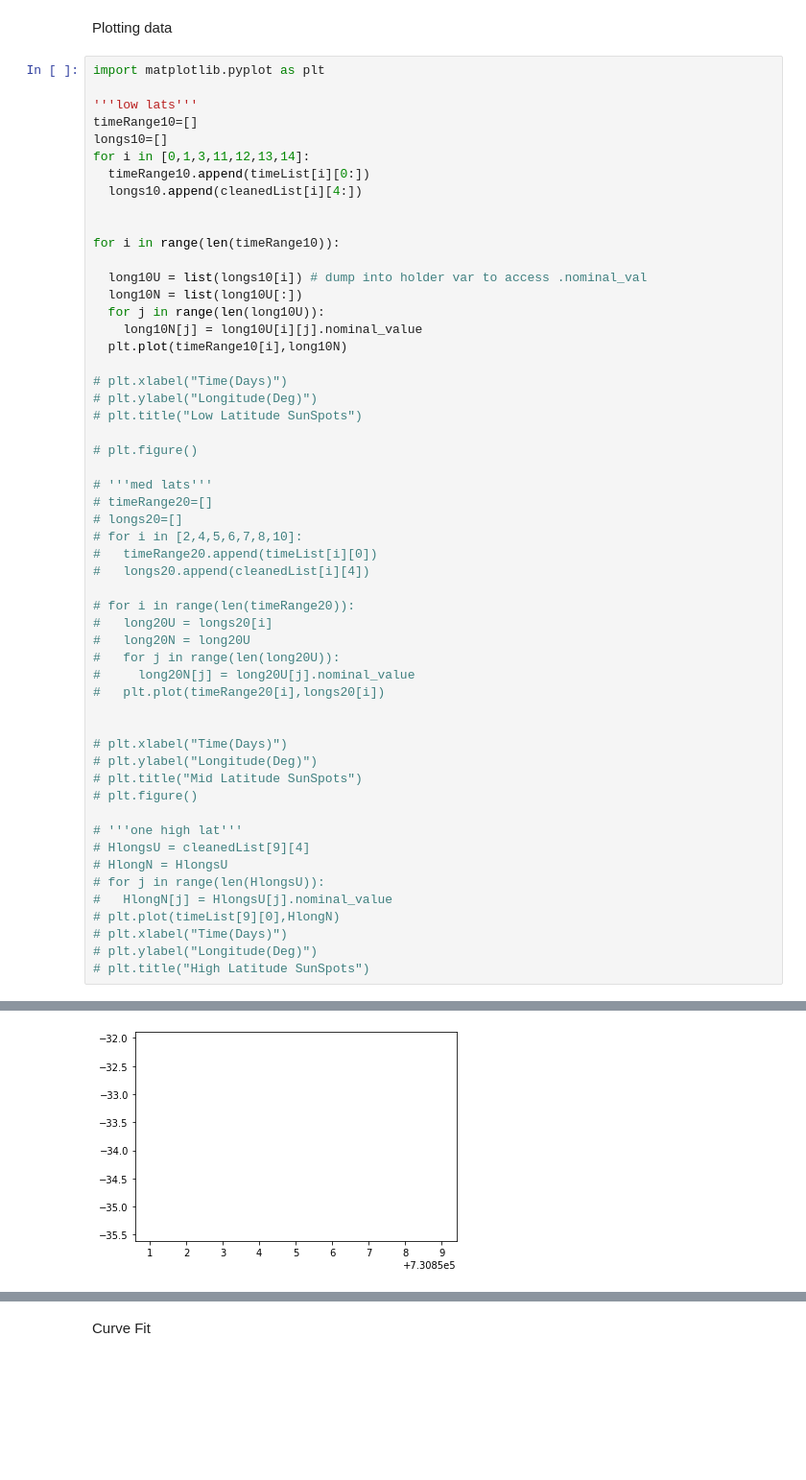
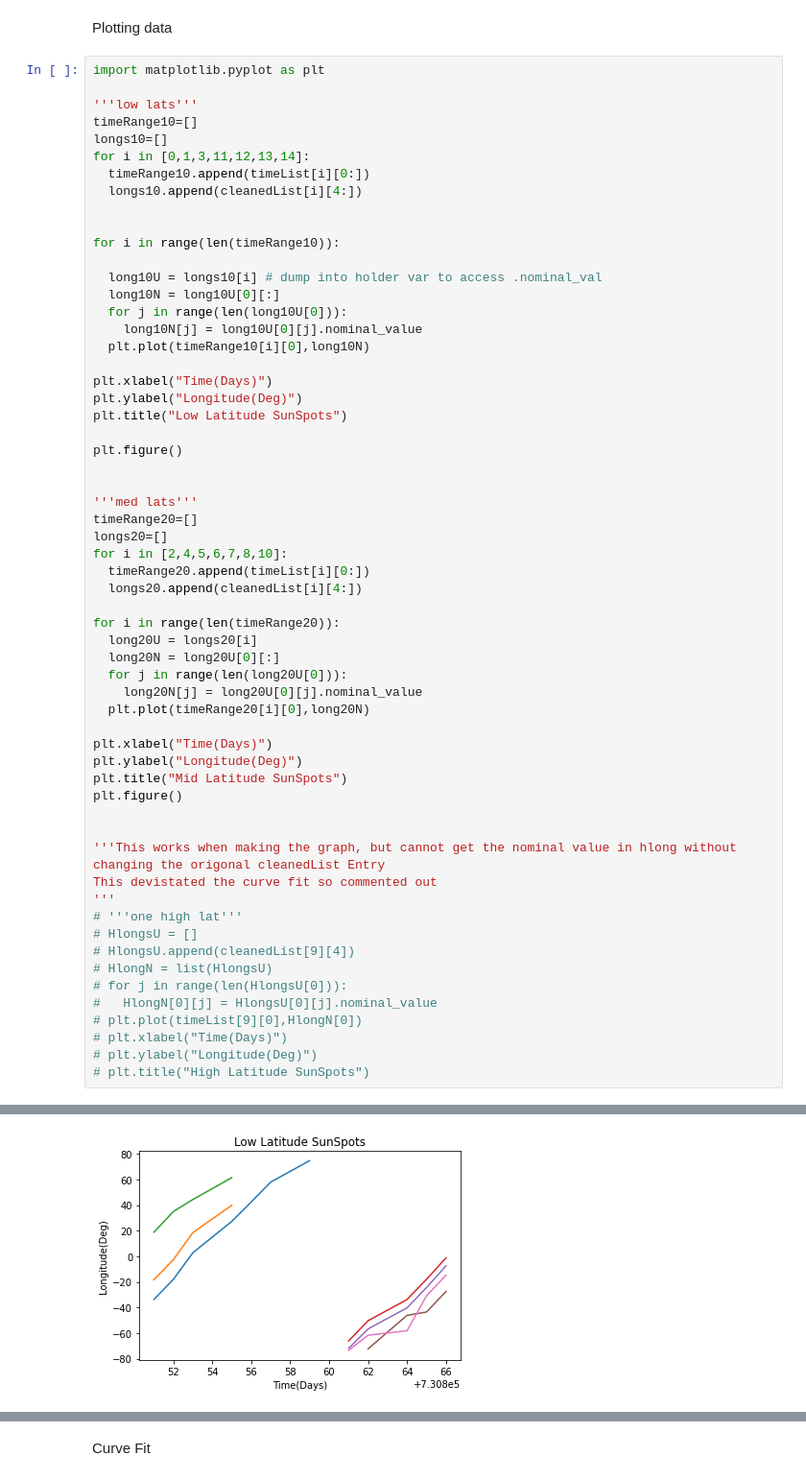
Before and after one commit to StephenJohnson-CardiffUni/Astro, a Jupyter notebook: SunSpot.ipynb, the cells around one changed output, grey strips where cells are left out. Shown at 96% size. Saved outputs shown, nothing was run; the diff lists cells and outputs as text; blank space fills up the shorter version.

Commit message:
Refactored to take nominal values for all graphs

```diff
--- a/SunSpot.ipynb
+++ b/SunSpot.ipynb
@@ -305,44 +305,49 @@ for i in [0,1,3,11,12,13,14]:
 
 for i in range(len(timeRange10)):
 
-  long10U = list(longs10[i]) # dump into holder var to access .nominal_val
-  long10N = list(long10U[:])
-  for j in range(len(long10U)):
-    long10N[j] = long10U[i][j].nominal_value
-  plt.plot(timeRange10[i],long10N)
+  long10U = longs10[i] # dump into holder var to access .nominal_val
+  long10N = long10U[0][:]
+  for j in range(len(long10U[0])):
+    long10N[j] = long10U[0][j].nominal_value
+  plt.plot(timeRange10[i][0],long10N)
 
-# plt.xlabel("Time(Days)")
-# plt.ylabel("Longitude(Deg)")
-# plt.title("Low Latitude SunSpots")
+plt.xlabel("Time(Days)")
+plt.ylabel("Longitude(Deg)")
+plt.title("Low Latitude SunSpots")
 
-# plt.figure()
-
-# '''med lats'''
-# timeRange20=[]
-# longs20=[]
-# for i in [2,4,5,6,7,8,10]:
-#   timeRange20.append(timeList[i][0])
-#   longs20.append(cleanedList[i][4])
-
-# for i in range(len(timeRange20)):
-#   long20U = longs20[i]
-#   long20N = long20U
-#   for j in range(len(long20U)):
-#     long20N[j] = long20U[j].nominal_value
-#   plt.plot(timeRange20[i],longs20[i])
+plt.figure()
 
 
-# plt.xlabel("Time(Days)")
-# plt.ylabel("Longitude(Deg)")
-# plt.title("Mid Latitude SunSpots")
-# plt.figure()
+'''med lats'''
+timeRange20=[]
+longs20=[]
+for i in [2,4,5,6,7,8,10]:
+  timeRange20.append(timeList[i][0:])
+  longs20.append(cleanedList[i][4:])
 
+for i in range(len(timeRange20)):
+  long20U = longs20[i]
+  long20N = long20U[0][:]
+  for j in range(len(long20U[0])):
+    long20N[j] = long20U[0][j].nominal_value
+  plt.plot(timeRange20[i][0],long20N)
+
+plt.xlabel("Time(Days)")
+plt.ylabel("Longitude(Deg)")
+plt.title("Mid Latitude SunSpots")
+plt.figure()
+
+
+'''This works when making the graph, but cannot get the nominal value in hlong without changing the origonal cleanedList Entry
+This devistated the curve fit so commented out
+'''
 # '''one high lat'''
-# HlongsU = cleanedList[9][4]
-# HlongN = HlongsU
-# for j in range(len(HlongsU)):
-#   HlongN[j] = HlongsU[j].nominal_value
-# plt.plot(timeList[9][0],HlongN)
+# HlongsU = []
+# HlongsU.append(cleanedList[9][4])
+# HlongN = list(HlongsU)
+# for j in range(len(HlongsU[0])):
+#   HlongN[0][j] = HlongsU[0][j].nominal_value
+# plt.plot(timeList[9][0],HlongN[0])
 # plt.xlabel("Time(Days)")
 # plt.ylabel("Longitude(Deg)")
 # plt.title("High Latitude SunSpots")
@@ -351 +356 @@ IndexError: ignored
-[figure, old version]
+[figure, new version]
```
Also changed, not shown: parts of 4 cells of this notebook.
